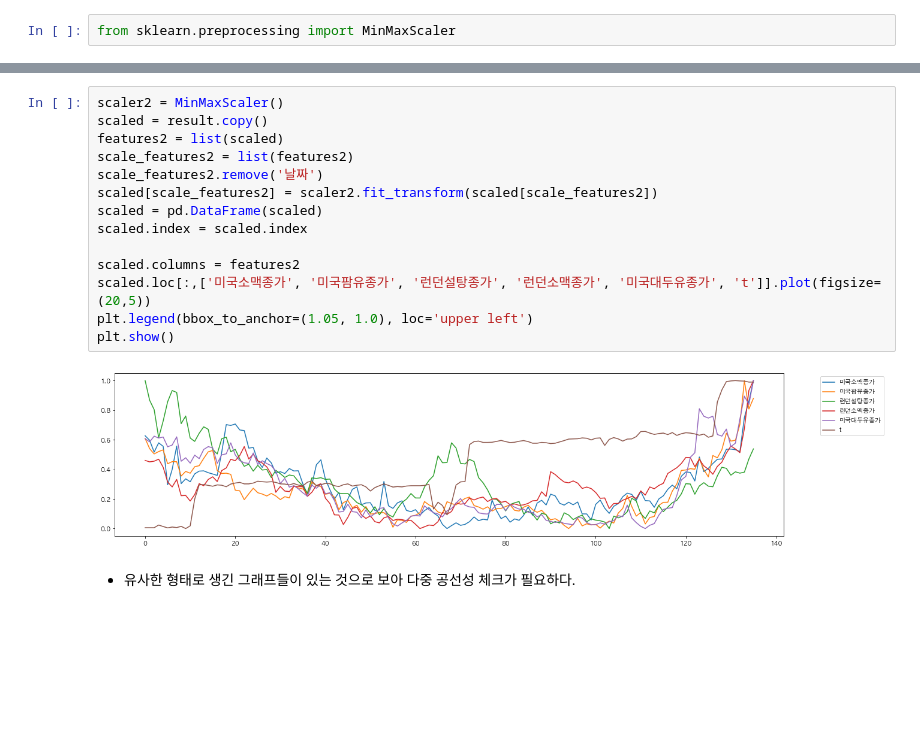
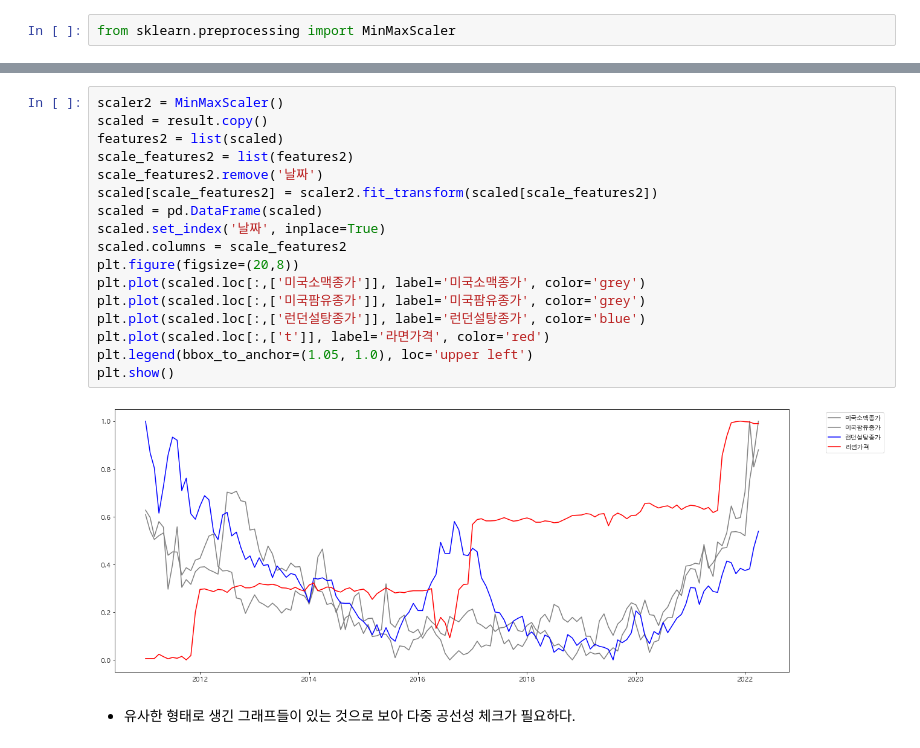
Before and after one commit to yongjunism/BobBit, a Jupyter notebook: modeling/ramyun/analysis.ipynb, the cells around one changed output, grey strips where cells are left out. Saved outputs shown, nothing was run; the diff lists cells and outputs as text; blank space fills up the shorter version.

```diff
--- a/modeling/ramyun/analysis.ipynb
+++ b/modeling/ramyun/analysis.ipynb
@@ -198,19 +214,22 @@ from sklearn.preprocessing import MinMaxScaler
 # %%
 scaler2 = MinMaxScaler()
 scaled = result.copy()
 features2 = list(scaled)
 scale_features2 = list(features2)
 scale_features2.remove('날짜')
 scaled[scale_features2] = scaler2.fit_transform(scaled[scale_features2])
 scaled = pd.DataFrame(scaled)
-scaled.index = scaled.index
-
-scaled.columns = features2
-scaled.loc[:,['미국소맥종가', '미국팜유종가', '런던설탕종가', '런던소맥종가', '미국대두유종가', 't']].plot(figsize=(20,5))
+scaled.set_index('날짜', inplace=True)
+scaled.columns = scale_features2
+plt.figure(figsize=(20,8))
+plt.plot(scaled.loc[:,['미국소맥종가']], label='미국소맥종가', color='grey')
+plt.plot(scaled.loc[:,['미국팜유종가']], label='미국팜유종가', color='grey')
+plt.plot(scaled.loc[:,['런던설탕종가']], label='런던설탕종가', color='blue')
+plt.plot(scaled.loc[:,['t']], label='라면가격', color='red')
 plt.legend(bbox_to_anchor=(1.05, 1.0), loc='upper left')
 plt.show()
 # %% [output]
-[figure, old version]
+[figure, new version]
 # %% [markdown]
 - 유사한 형태로 생긴 그래프들이 있는 것으로 보아 다중 공선성 체크가 필요하다.
 # %%
```
Also changed, not shown: parts of 1 cell of this notebook, 16 other files.
